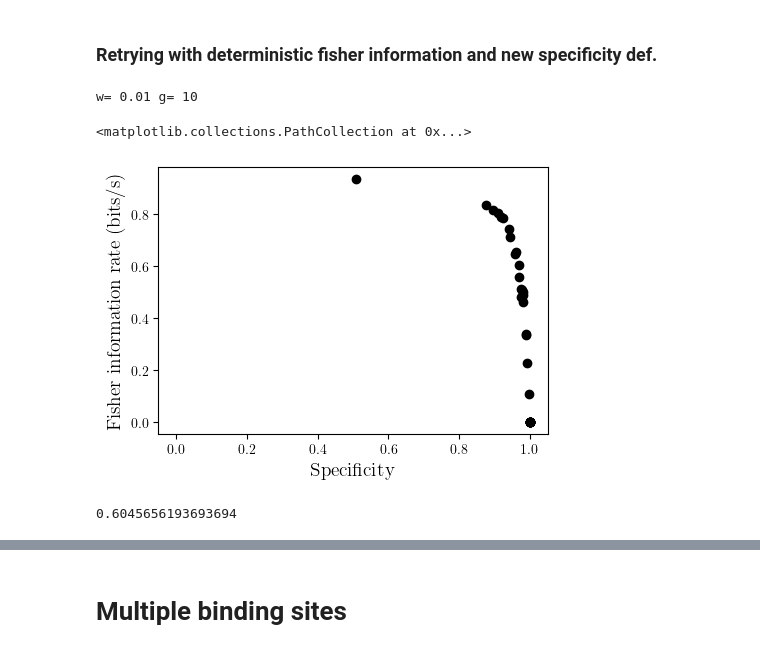
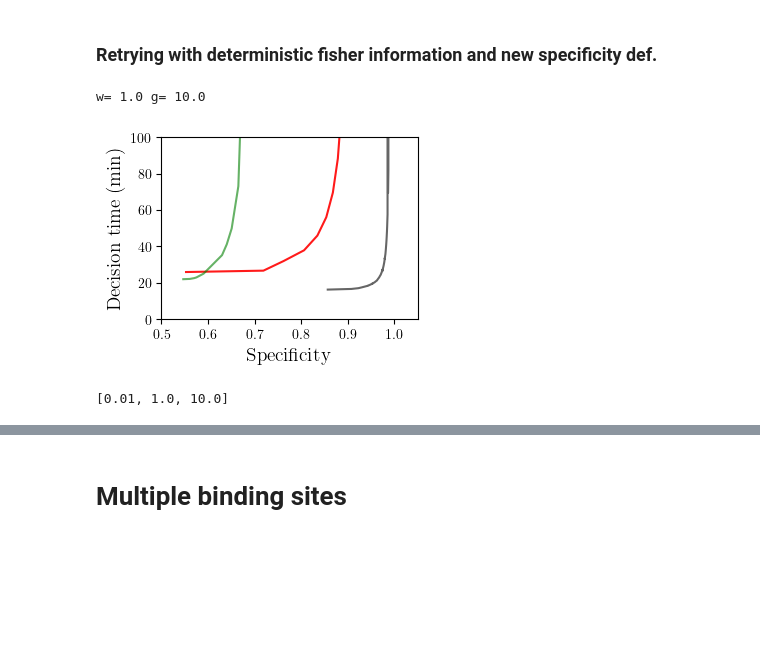
Before and after one commit to ta-rekt/LLROpt.jl, a Jupyter notebook: dev.ipynb, the cells around one changed output, grey strips where cells are left out. Cells and saved outputs as stored; diff of their text form; code cells hidden in the pictures; blank space fills up the shorter version.

Commit message:
new spec data, new epr data

```diff
--- a/dev.ipynb
+++ b/dev.ipynb
@@ -2925,51 +2933,53 @@ ax.plot(pons, tbs)
 [figure]
 # %% [markdown]
 ### Retrying with deterministic fisher information and new specificity def.
+# %%
+dirname = "20250515/fir-spec-w-g-lowc"
+kg, kw = 2, 2
 # %%
 # dirname = "20250505/fir-spec-run1"
-dirname = "20250512/fir-spec-newdef"
 # dirname = "20250506/fir-spec-cw-g-de-hic"
 ncpus = 16
 nedges = 6
-figsize = (4.5,3.2)
+figsize = (3.2,2.4)
 skip=[]
 data, params = utils.get_data(dirname, "full", "spec", skipkeys=skip)
 nparams = len(params["betas"])
-kg, kw = 1, 1
+colors = ["blue", "green", "blue"]
 w = params["wvals"][kw-1]
 g = params["gammas"][kg-1]
 print("w=",w, "g=",g)
-
-irvals_acc = np.array([data[i][str(kg)][str(kw)][nedges+1] for i in range(1, nparams+1) if i not in skip])
-specvals = np.array([data[i][str(kg)][str(kw)][nedges+2] for i in range(1, nparams+1) if i not in skip])
-cvals = np.array([data[i][str(kg)][str(kw)][-3] for i in range(1, nparams+1) if i not in skip])
+eps = 0.32
+K = np.log((1-eps)/eps)
 
 plt.rcParams['text.usetex'] = True
 
 fig, ax = plt.subplots(1,1, figsize=figsize, layout="constrained")
 
-ax.set_xlim(-0.05,1.05)
-# ax.set_ylim(-0.05,1)
-ax.set_ylabel(r"$\rm{Fisher \;information \;rate \;(bits/s)}$", fontsize=14)
-ax.set_xlabel(r"$\rm{Specificity}$", fontsize=14)
-# ax.set_xticks(list(range(-2,5)))
-# ax.plot(cvals, 2*cvals*0.0888, linestyle="dashed", color="C1", label="$4Dac_0$")
-# ax.axhline(y=5*0.16, linestyle="dashed", color="C2", label="$0.16k_{\\rm max}$")
-ax.scatter(specvals, irvals_acc/0.0888, color="black")
-# ax.scatter(10**specvals, irvals_acc/(0.16*5), color="black")
+colors = ["red", "green", "black"]
+for i, (kg, kw) in enumerate([[2,3],[1,2],[2,2]]):
+    fir = np.array([data[i][str(kg)][str(kw)][nedges+1] for i in range(1, nparams+1) if i not in skip])
+    specvals = np.array([data[i][str(kg)][str(kw)][nedges+2] for i in range(1, nparams+1) if i not in skip])
+    cvals = np.array([data[i][str(kg)][str(kw)][-3] for i in range(1, nparams+1) if i not in skip])
 
-# ax.axvline(x=1/(1+w/g**2), linestyle="dashed", color="black",alpha=0.3)
-# ax.legend()￼
-# ax.text(3, 5e-6, "(b)", fontsize=16)
+    dtimes = K*np.tanh(K/2)/(0.5*fir/10**2)
+
+    ax.set_xlim(0.5,1.05)
+    # ax.set_yscale('log')
+    ax.set_ylim(0,100)
+    # ax.set_ylabel(r"$\rm{Fisher \;information \;rate \;(bits/s)}$", fontsize=14)
+    ax.set_ylabel(r"$\rm{Decision\;time\;(min)}$", fontsize=14)
+    ax.set_xlabel(r"$\rm{Specificity}$", fontsize=14)
+    ax.plot(2**specvals, dtimes/60, color=colors[i], alpha=0.3*kw)
+# ax.scatter(2**specvals, fir/(0.16*5), color="black")
 # %% [output]
-w= 0.01 g= 10
+w= 1.0 g= 10.0
-<matplotlib.collections.PathCollection at 0x...>
-[figure, old version]
+[figure, new version]
-# %%
-k=17
-data[k][str(kg)][str(kw)][nedges+1]/0.0888
-# %% [output]
-0.6045656193693694
+# %%
+k=10
+params["wvals"]
+# %% [output]
+[0.01, 1.0, 10.0]
 # %%
 c = cvals[k]
 logratesData = np.array(data[k][str(kg)][str(kw)][:nedges])
```
Also changed, not shown: parts of 36 cells of this notebook, 34 other files.
